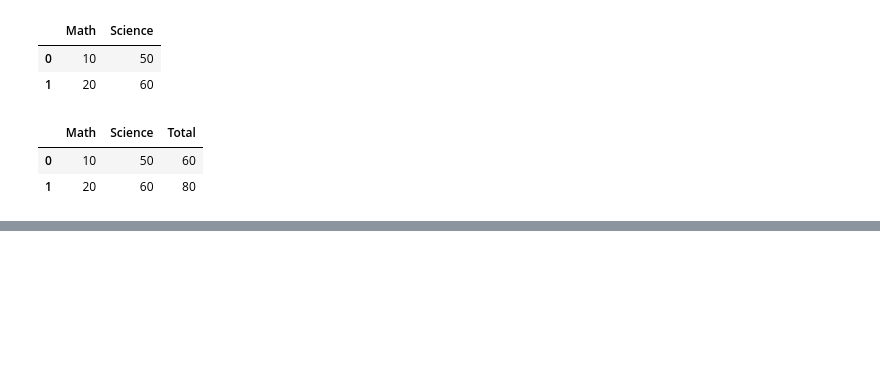
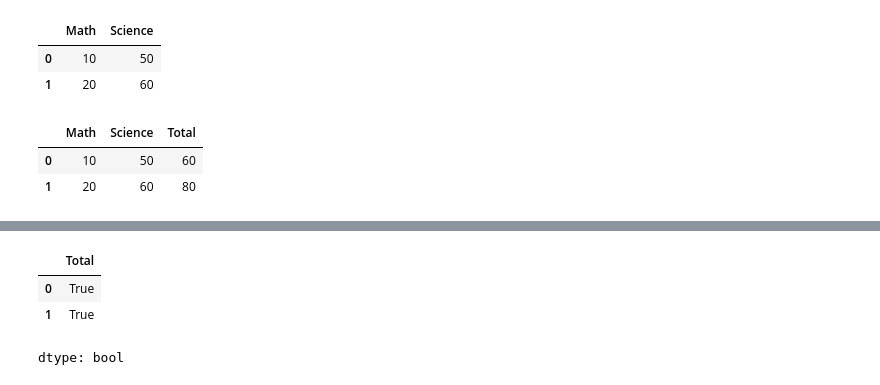
Before and after one commit to akritisshetty/da-ai-training, a Jupyter notebook: pandas_notes_3.ipynb, the cells around one changed output, grey strips where cells are left out. Saved outputs shown, nothing was run; the diff lists cells and outputs as text; code cells hidden in the pictures; blank space fills up the shorter version.

```diff
--- a/pandas_notes_3.ipynb
+++ b/pandas_notes_3.ipynb
@@ -738,0 +748,7 @@ subject
+# %%
+subject['Total'].notnull()
+# %% [output]
+|  | Total |
+| 0 | True |
+| 1 | True |
+dtype: bool
```
Also changed, not shown: parts of 2 cells of this notebook.
